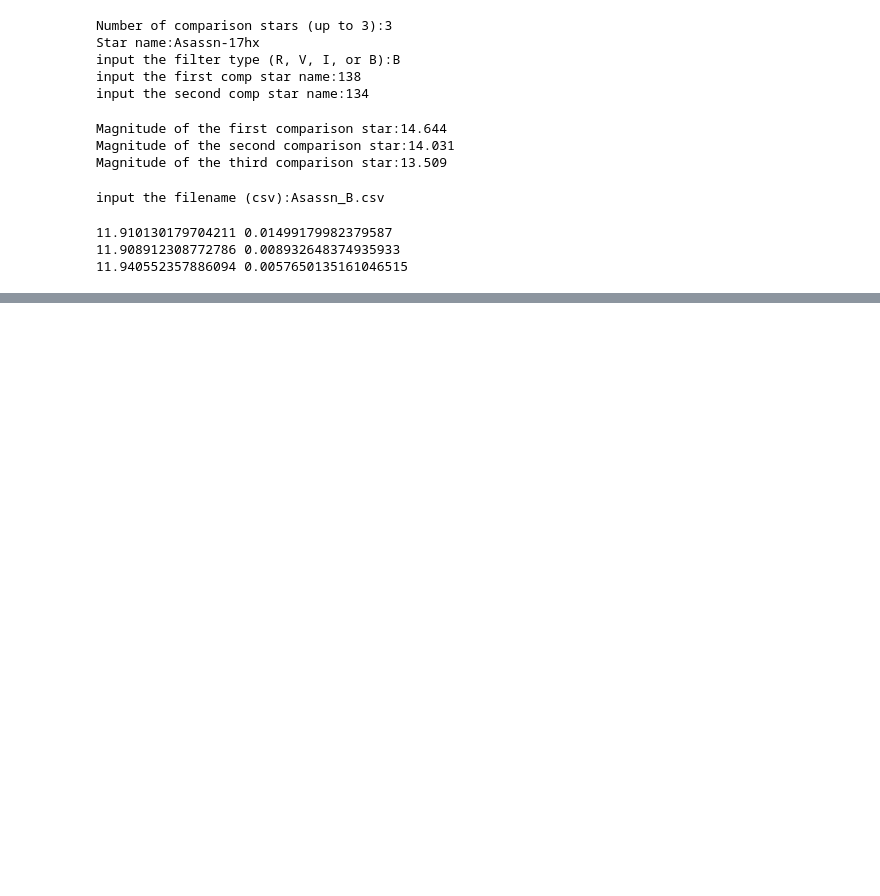
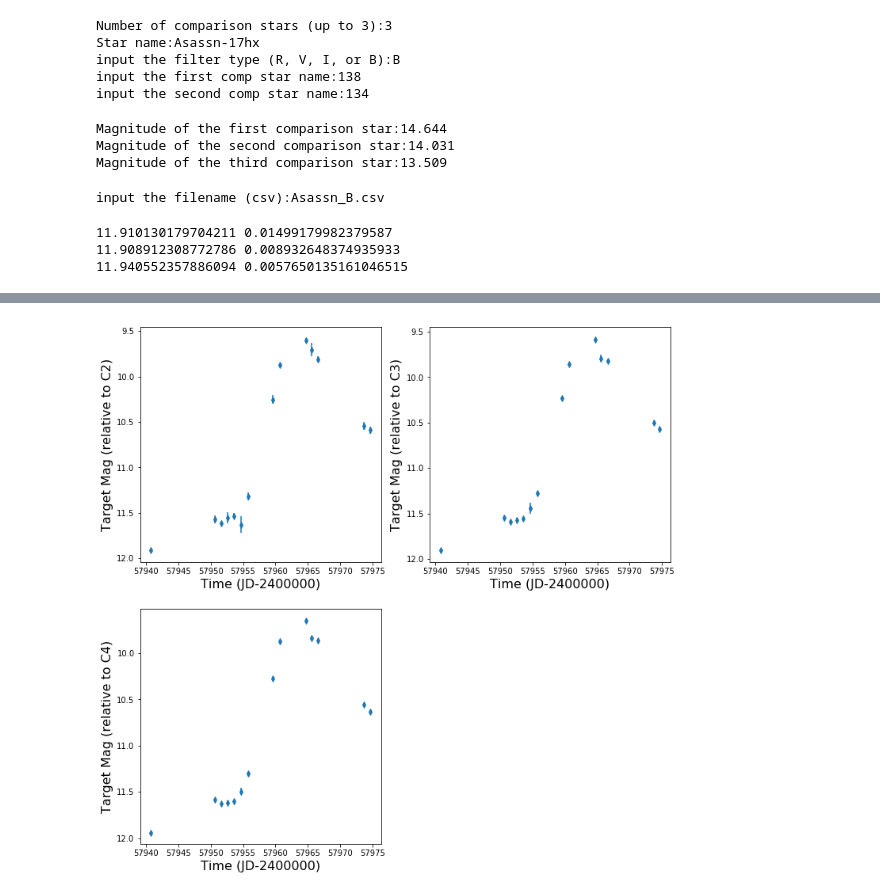
Before and after one commit to semeynjo/MSU-Observatory, a Jupyter notebook: MagnitudeExample.ipynb, the cells around one changed output, grey strips where cells are left out. Cells and saved outputs as stored; diff of their text form; code cells hidden in the pictures; blank space fills up the shorter version.

```diff
--- a/MagnitudeExample.ipynb
+++ b/MagnitudeExample.ipynb
@@ -226,0 +246,26 @@ Asassn-17hx,  57974.63233, 9.739,0.019,V,NO,STD,138,13.834,134,13.436,1.833,na,n
+# %%
+fig = plt.figure(figsize=(12, 12))
+
+p1 = fig.add_subplot(221)
+p1.errorbar(magB.time, Bmag2, yerr=Berrmag2, marker='d', markersize =5, linestyle='')
+plt.xlabel('Time (JD-2400000)', fontsize=16)
+plt.ylabel('Target Mag (relative to C2)', fontsize=16)
+plt.gca().invert_yaxis()
+
+if mag.numC > 1:
+    p2 = fig.add_subplot(222)
+    p2.errorbar(magB.time, Bmag3, yerr=Berrmag3, marker='d', markersize =5, linestyle='')
+    plt.xlabel('Time (JD-2400000)', fontsize=16)
+    plt.ylabel('Target Mag (relative to C3)', fontsize=16)
+    plt.gca().invert_yaxis()
+
+if mag.numC > 2:
+    p3 = fig.add_subplot(223)
+    p3.errorbar(magB.time, Bmag4, yerr=Berrmag4, marker='d', markersize =5, linestyle='')
+    plt.xlabel('Time (JD-2400000)', fontsize=16)
+    plt.ylabel('Target Mag (relative to C4)', fontsize=16)
+    plt.gca().invert_yaxis()
+
+fig = plt.gcf()
+# %% [output]
+[figure, added]
```
Also changed, not shown: parts of 10 cells of this notebook, 3 other files.
